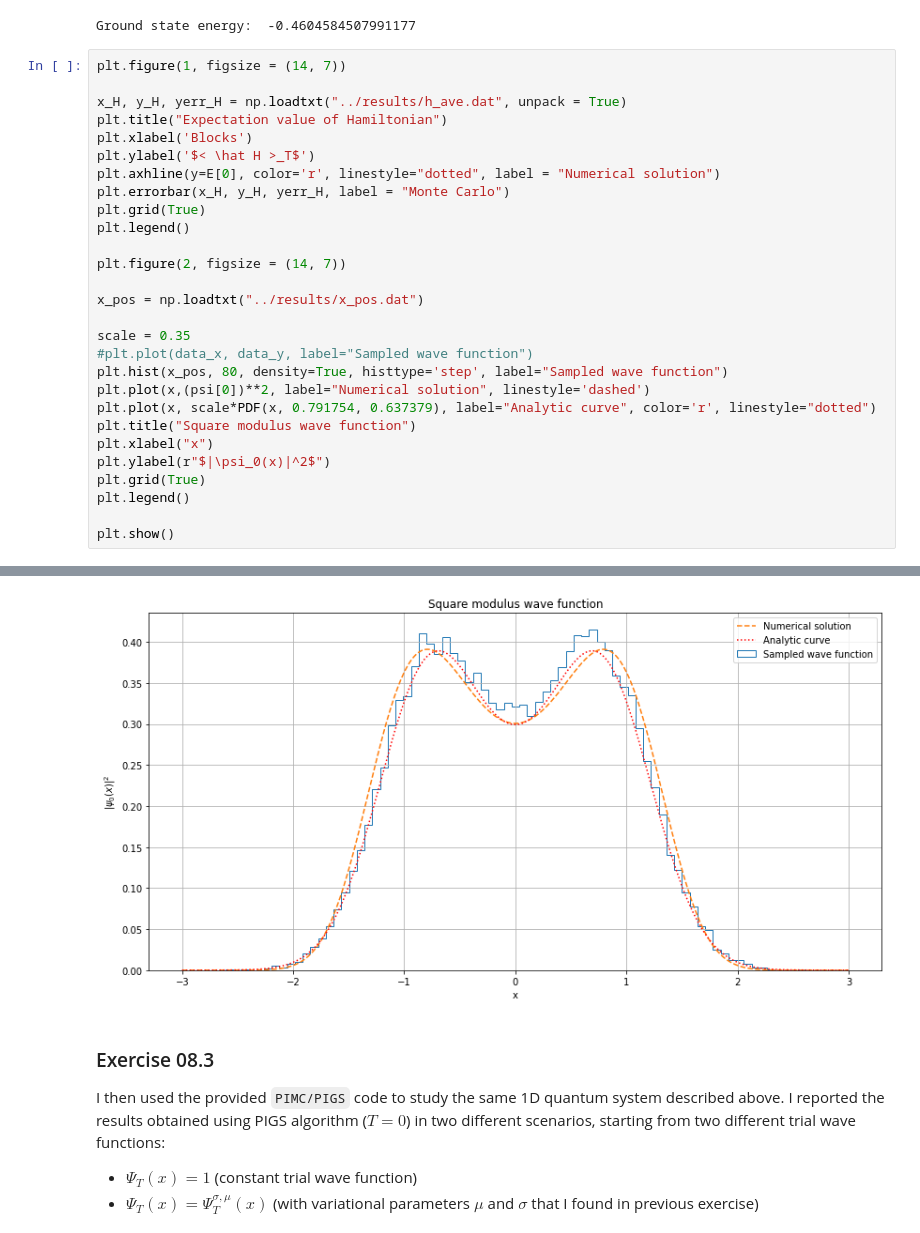
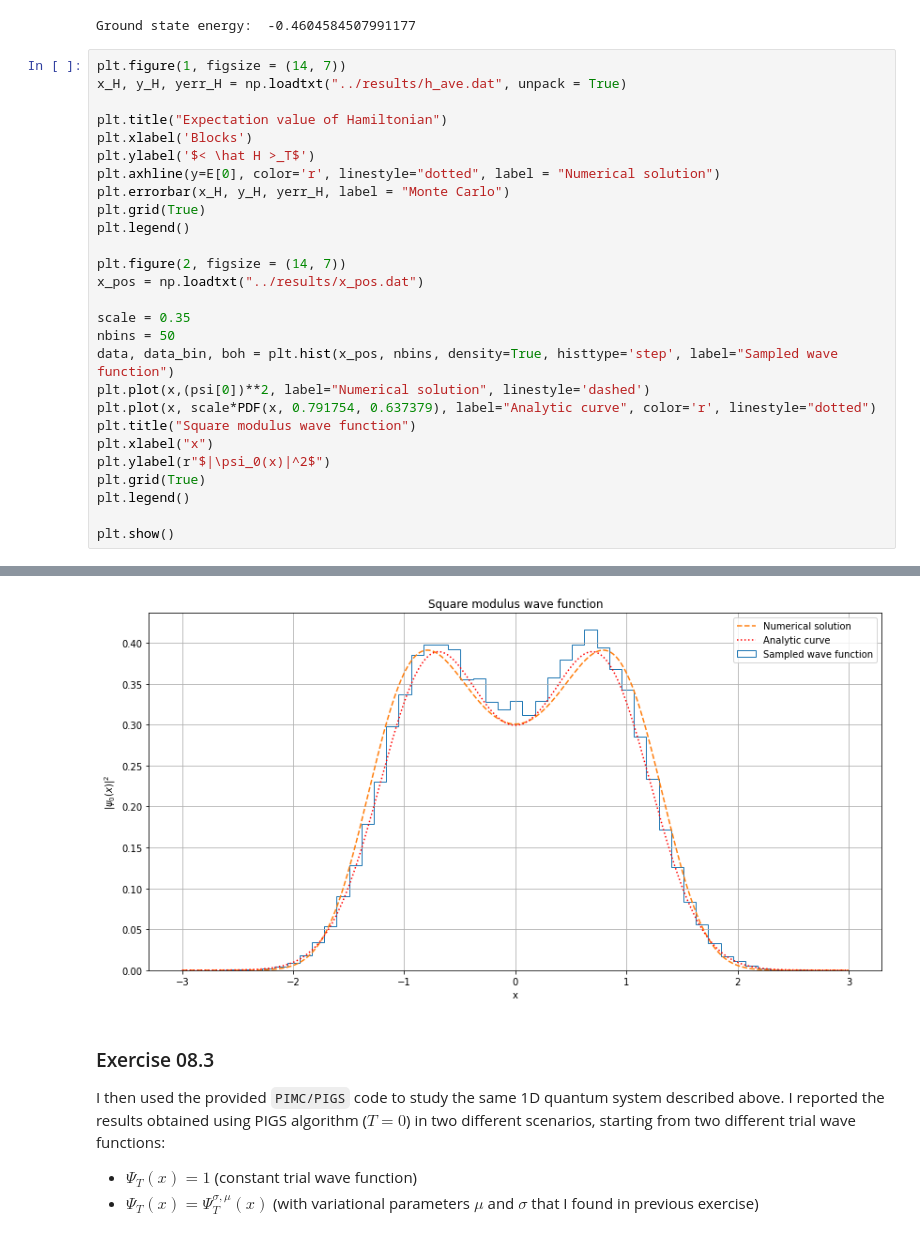
Before and after one commit to mattbona/numerical-simulation-laboratory, a Jupyter notebook: NSL-08/notebook/LSN_Exercises_08.ipynb, the cells around one changed output, grey strips where cells are left out. Saved outputs shown, nothing was run; the diff lists cells and outputs as text.

```diff
--- a/NSL-08/notebook/LSN_Exercises_08.ipynb
+++ b/NSL-08/notebook/LSN_Exercises_08.ipynb
@@ -132,35 +132,34 @@ print("Ground state energy: ", E[0])
 Ground state energy:  -0.4604584507991177
 # %%
 plt.figure(1, figsize = (14, 7))
+x_H, y_H, yerr_H = np.loadtxt("../results/h_ave.dat", unpack = True)
 
-x_H, y_H, yerr_H = np.loadtxt("../results/h_ave.dat", unpack = True)
 plt.title("Expectation value of Hamiltonian")
 plt.xlabel('Blocks')
 plt.ylabel('$< \hat H >_T$')
 plt.axhline(y=E[0], color='r', linestyle="dotted", label = "Numerical solution")
 plt.errorbar(x_H, y_H, yerr_H, label = "Monte Carlo")
 plt.grid(True)
 plt.legend()
 
 plt.figure(2, figsize = (14, 7))
-
 x_pos = np.loadtxt("../results/x_pos.dat")
 
 scale = 0.35
-#plt.plot(data_x, data_y, label="Sampled wave function")
-plt.hist(x_pos, 80, density=True, histtype='step', label="Sampled wave function")
+nbins = 50
+data, data_bin, boh = plt.hist(x_pos, nbins, density=True, histtype='step', label="Sampled wave function")
 plt.plot(x,(psi[0])**2, label="Numerical solution", linestyle='dashed')
 plt.plot(x, scale*PDF(x, 0.791754, 0.637379), label="Analytic curve", color='r', linestyle="dotted")
 plt.title("Square modulus wave function")
 plt.xlabel("x")
 plt.ylabel(r"$|\psi_0(x)|^2$")
 plt.grid(True)
 plt.legend()
 
 plt.show()
 # %% [output]
 [figure]
-[figure, old version]
+[figure, new version]
 # %% [markdown]
 ### Exercise 08.3
 
```
Also changed, not shown: parts of 4 cells of this notebook, 8 other files.
